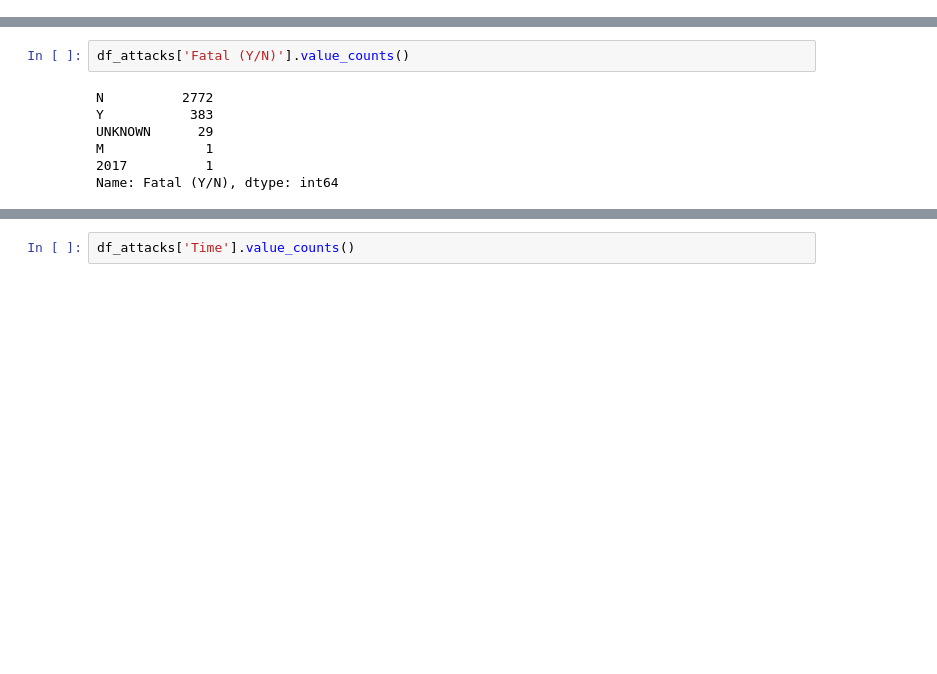
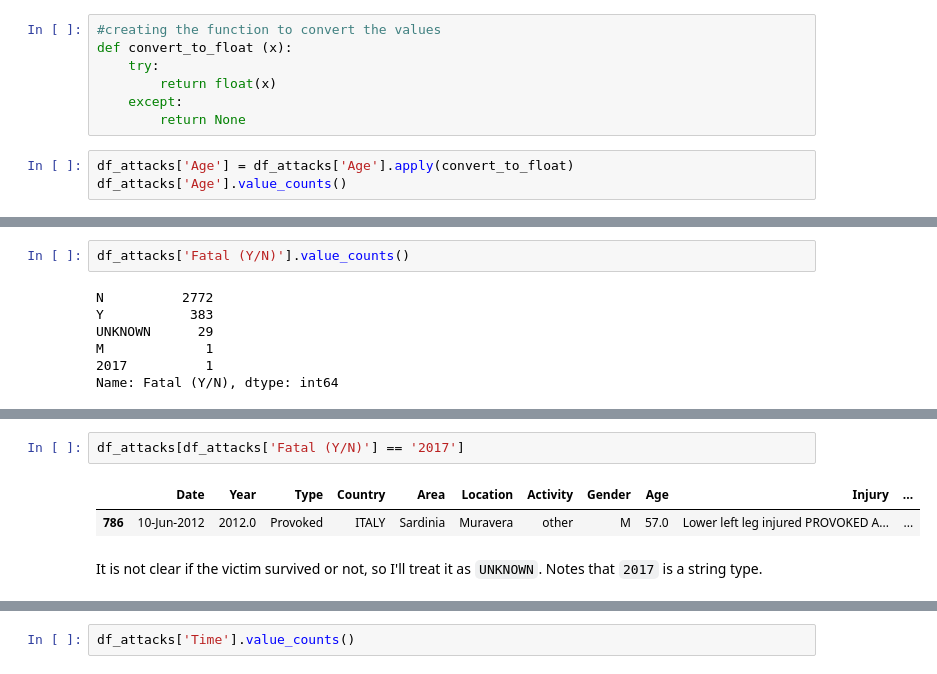
Before and after one commit to natmceoldo/shark-attack, a Jupyter notebook: notebook/shark-attack-data_cleaning.ipynb, the cells around one changed output, grey strips where cells are left out. Drawn from its saved outputs; the diff is of its cells as text; blank space fills up the shorter version.

```diff
--- a/notebook/shark-attack-data_cleaning.ipynb
+++ b/notebook/shark-attack-data_cleaning.ipynb
@@ -357,0 +430,10 @@ This column should be `int` type.
+# %%
+#creating the function to convert the values
+def convert_to_float (x):
+    try:
+        return float(x)
+    except:
+        return None
+# %%
+df_attacks['Age'] = df_attacks['Age'].apply(convert_to_float)
+df_attacks['Age'].value_counts()
@@ -391,0 +503,8 @@ Name: Fatal (Y/N), dtype: int64
+# %%
+df_attacks[df_attacks['Fatal (Y/N)'] == '2017']
+# %% [output]
+|  | Date | Year | Type | Country | Area | Location | Activity | Gender | Age | Injury | ... |
+| 786 | 10-Jun-2012 | 2012.0 | Provoked | ITALY | Sardinia | Muravera | other | M | 57.0 | Lower left leg injured PROVOKED A... | ... |
+# %% [markdown]
+It is not clear if the victim survived or not, so I'll treat it as `UNKNOWN`.
+Notes that `2017` is a string type.
```
Also changed, not shown: parts of 50 cells of this notebook, 1 other file.
